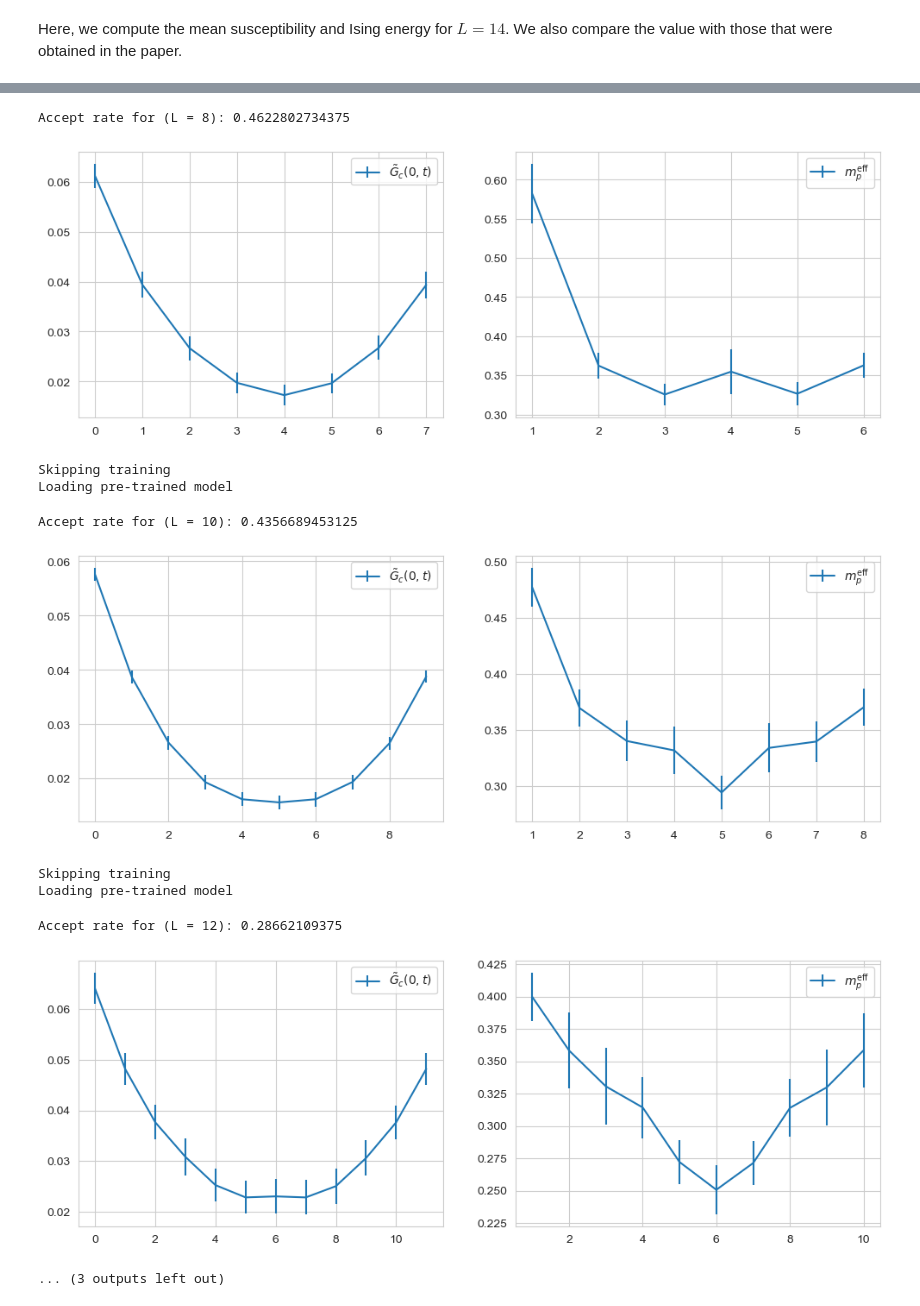
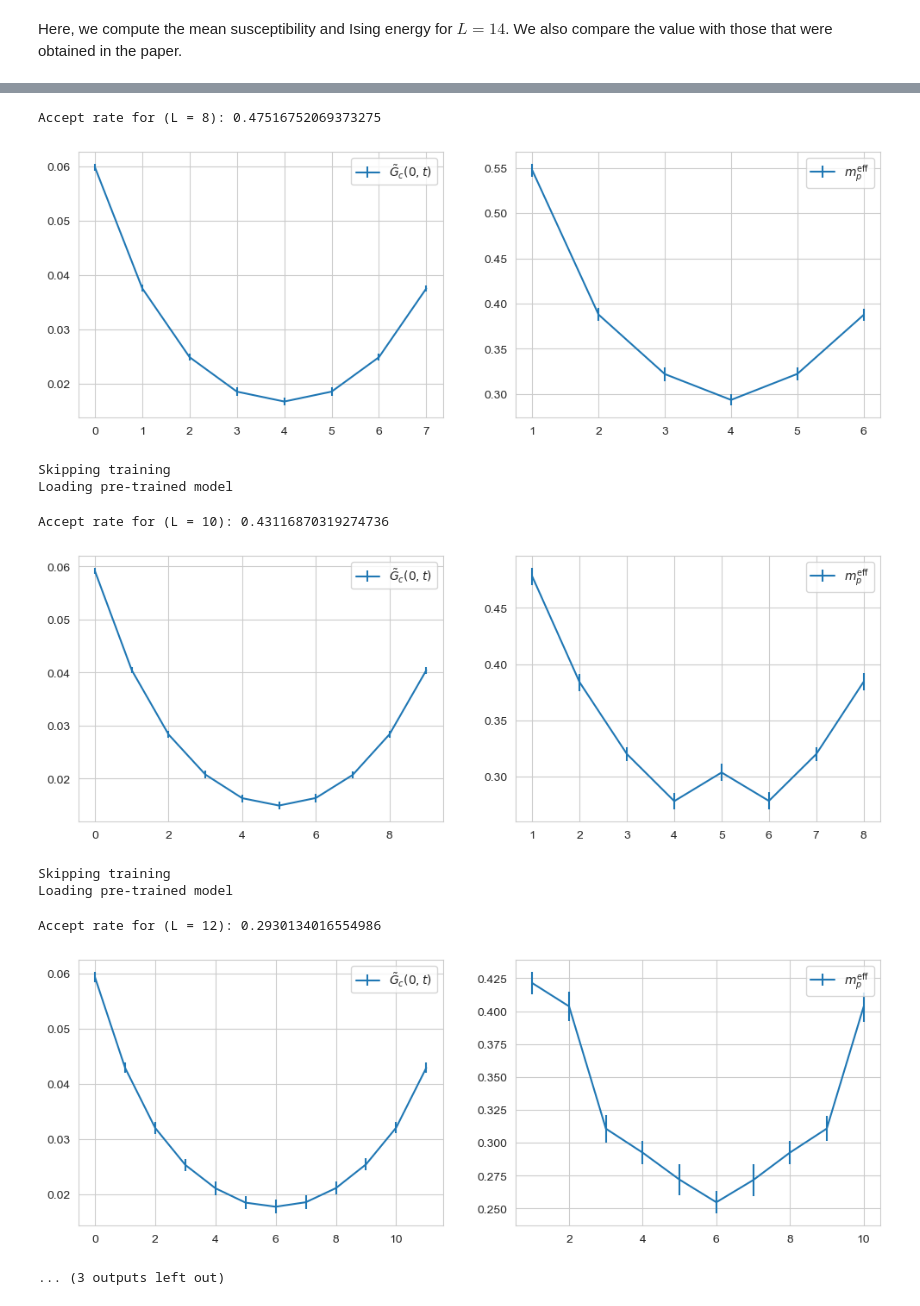
Before and after one commit to Satriawidy/FlowLattice, a Jupyter notebook: phi4.ipynb, the cells around one changed output, grey strips where cells are left out. Saved outputs shown, nothing was run; the diff lists cells and outputs as text; code cells hidden in the pictures.

Commit message:
Fixing the large sample problem using grab

```diff
--- a/phi4.ipynb
+++ b/phi4.ipynb
@@ -99,5 +106,5 @@ Here we create an ensembles of flows configurations with size 8096. We should be
 # %%
 phi4_ens = {}
-phi4_ens = flowphi4.make_mcmc_ensemble(N_samples = 8192)
+phi4_ens = flowphi4.make_mcmc_ensemble(N_samples = 100512)
 print("Accept rate:", np.mean(phi4_ens['accepted']))
 # %% [output]
@@ -108,7 +115,7 @@ Here we extract the two-point functions and pole mass from the ensemble of confi
 from library.theory import zerogreenfuncs, bootstrap, twopointfuncs
 from library.initial import grab
 
-n_therm = 592
+n_therm = 512
 cfgs = np.array(phi4_ens['x'])[n_therm:]
 
 Gp0, mp0 = zerogreenfuncs(cfgs)
@@ -187,7 +198,7 @@ for L, lamb, blob in zip(Ls, lambs, blobs):
                         batch_size = 64, N_era = 1, N_epoch = 40
                         , use_pretrained= True, blob = blob
                         )
-    Gp0, mp0, X, Y = variablegenerator(flowphi4, 1, 8192, 592, L)
+    Gp0, mp0, X, Y = variablegenerator(flowphi4, 1, 40592, 592, L)
 
     Gp0_mean, Gp0_error = [], []
     mp0_mean, mp0_error = [], []
@@ -222,15 +233,15 @@ Accept rate for (L = 6): 0.5333251953125
 Skipping training
 Loading pre-trained model
-Accept rate for (L = 8): 0.4622802734375
+Accept rate for (L = 8): 0.47516752069373275
-[figure, old version]
+[figure, new version]
 Skipping training
 Loading pre-trained model
-Accept rate for (L = 10): 0.4356689453125
+Accept rate for (L = 10): 0.43116870319274736
-[figure, old version]
+[figure, new version]
 Skipping training
 Loading pre-trained model
-Accept rate for (L = 12): 0.28662109375
+Accept rate for (L = 12): 0.2930134016554986
-[figure, old version]
+[figure, new version]
 ... (3 outputs left out)
 # %%
 fig, axes = plt.subplots(nrows=1, ncols= 2, figsize = (12, 4))
```
Also changed, not shown: parts of 12 cells of this notebook.
